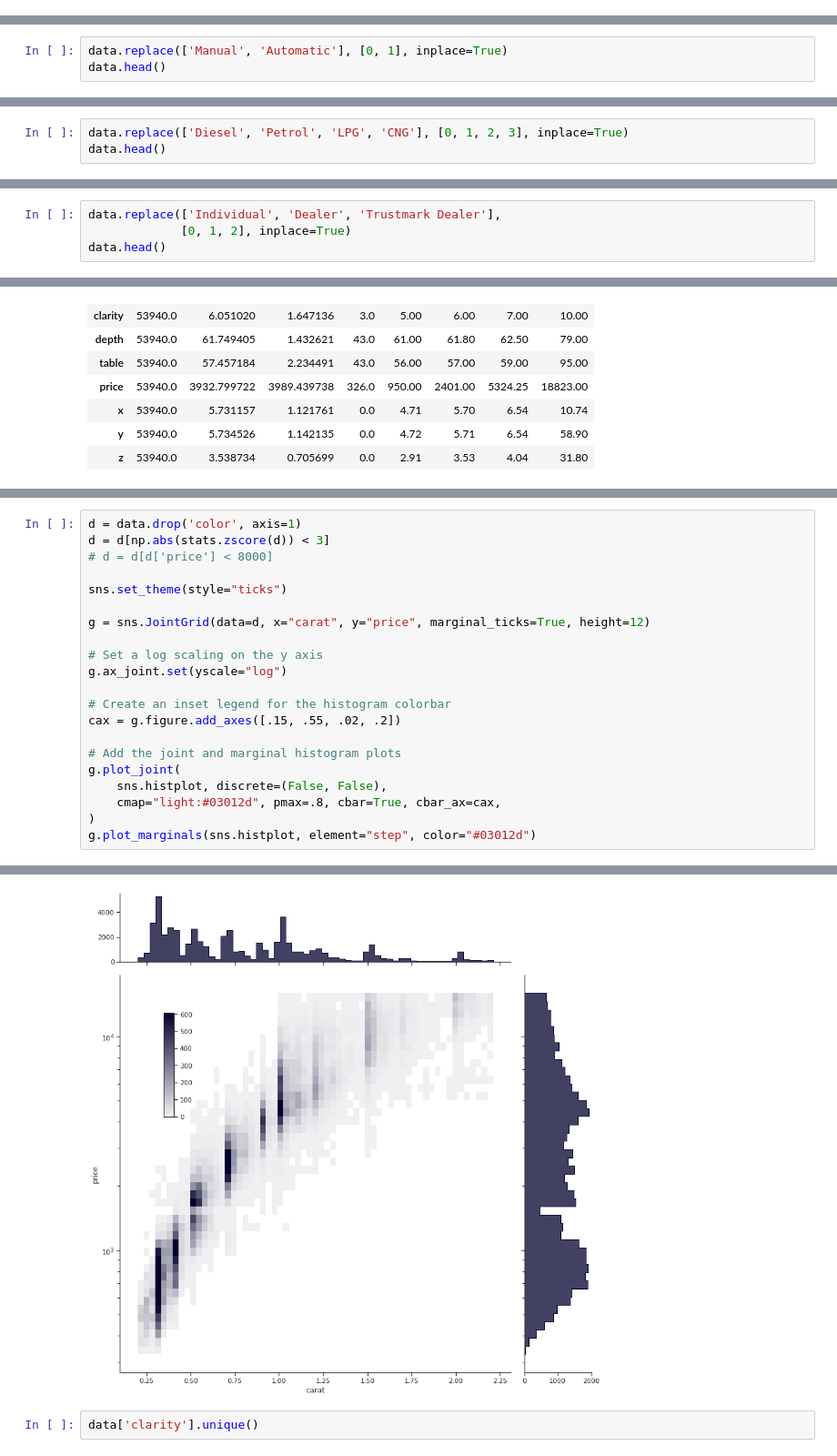
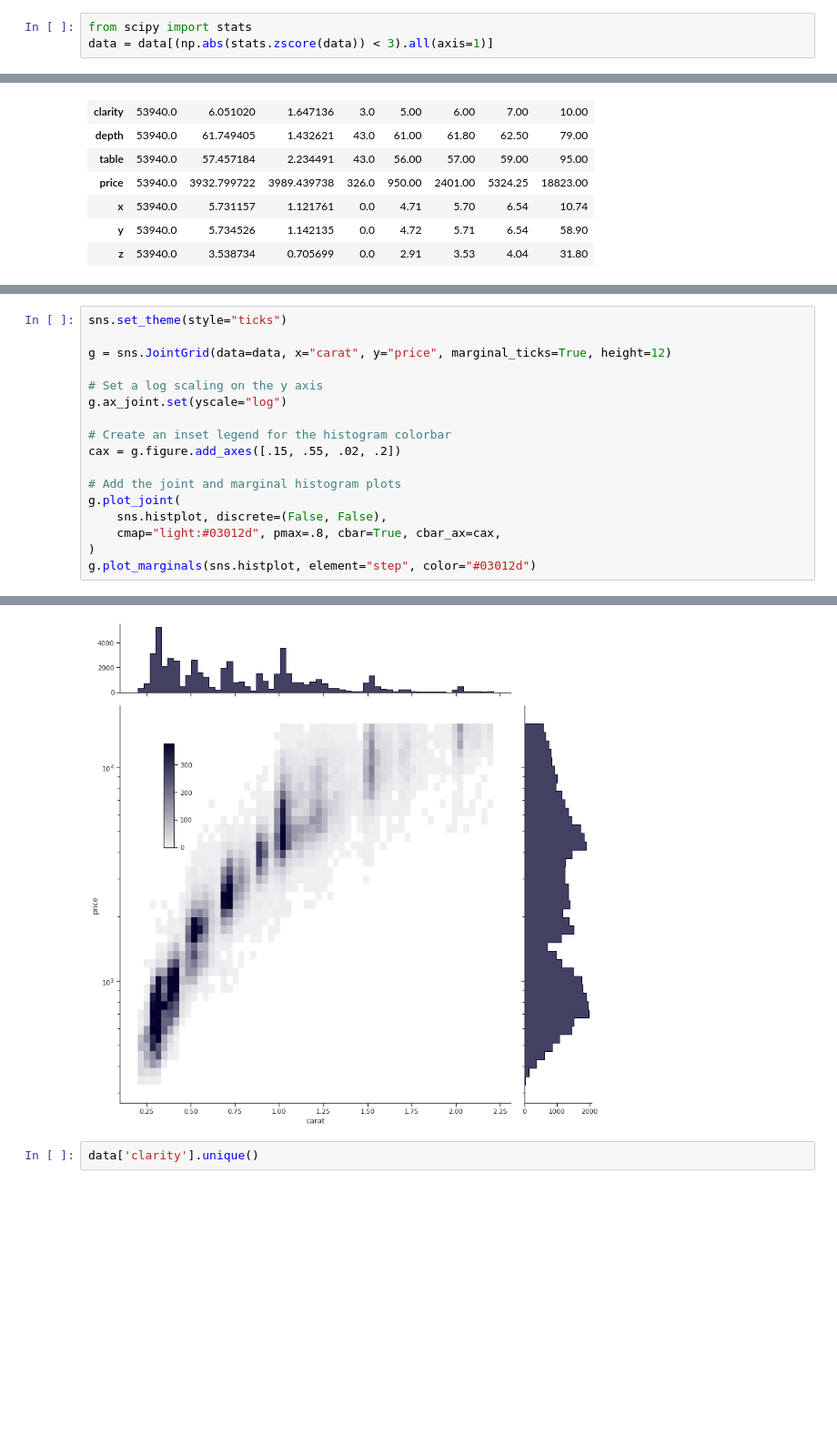
Before and after one commit to Omar-Gebal/Diamonds-Statistical-Analysis-Regression-Classification, a Jupyter notebook: notebook.ipynb, the cells around one changed output, grey strips where cells are left out. Shown at 91% size. Drawn from its saved outputs; the diff is of its cells as text; blank space fills up the shorter version.

```diff
--- a/notebook.ipynb
+++ b/notebook.ipynb
@@ -49,0 +100,3 @@ data.head()
+# %%
+from scipy import stats
+data = data[(np.abs(stats.zscore(data)) < 3).all(axis=1)]
@@ -94,3 +144,0 @@ We use Dataframe.replace() for that.
-# %%
-data.replace(['Manual', 'Automatic'], [0, 1], inplace=True)
-data.head()
@@ -108,3 +144,0 @@ array(['Diesel', 'Petrol', 'LPG', 'CNG'], dtype=object)
-# %%
-data.replace(['Diesel', 'Petrol', 'LPG', 'CNG'], [0, 1, 2, 3], inplace=True)
-data.head()
@@ -122,4 +144,0 @@ array(['Individual', 'Dealer', 'Trustmark Dealer'], dtype=object)
-# %%
-data.replace(['Individual', 'Dealer', 'Trustmark Dealer'],
-             [0, 1, 2], inplace=True)
-data.head()
@@ -508,27 +464,23 @@ sns.jointplot(x=d['depth'], y=d['price'],
 # %%
-d = data.drop('color', axis=1)
-d = d[np.abs(stats.zscore(d)) < 3]
-# d = d[d['price'] < 8000]
-
 sns.set_theme(style="ticks")
 
-g = sns.JointGrid(data=d, x="carat", y="price", marginal_ticks=True, height=12)
+g = sns.JointGrid(data=data, x="carat", y="price", marginal_ticks=True, height=12)
 
 # Set a log scaling on the y axis
 g.ax_joint.set(yscale="log")
 
 # Create an inset legend for the histogram colorbar
 cax = g.figure.add_axes([.15, .55, .02, .2])
 
 # Add the joint and marginal histogram plots
 g.plot_joint(
     sns.histplot, discrete=(False, False),
     cmap="light:#03012d", pmax=.8, cbar=True, cbar_ax=cax,
 )
 g.plot_marginals(sns.histplot, element="step", color="#03012d")
 # %% [output]
 <seaborn.axisgrid.JointGrid at 0x...>
-[figure, old version]
+[figure, new version]
 # %%
 data['clarity'].unique()
 # %% [output]
```
Also changed, not shown: parts of 54 cells of this notebook.
